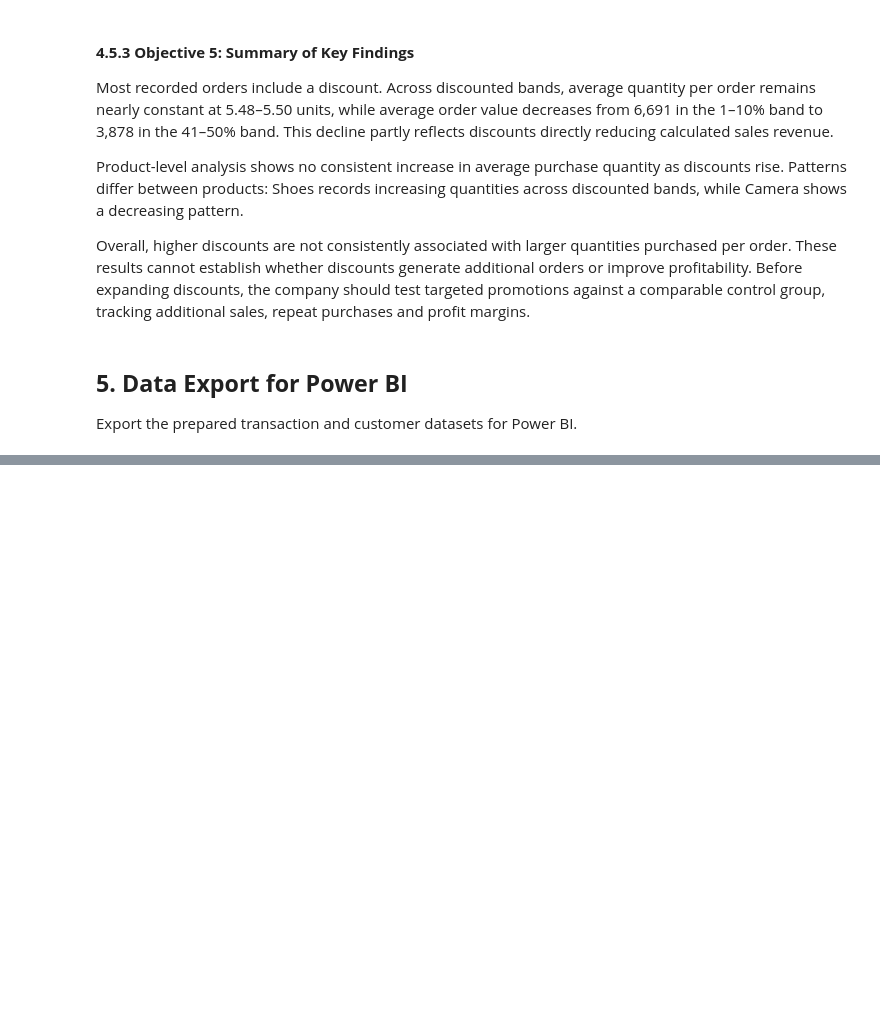
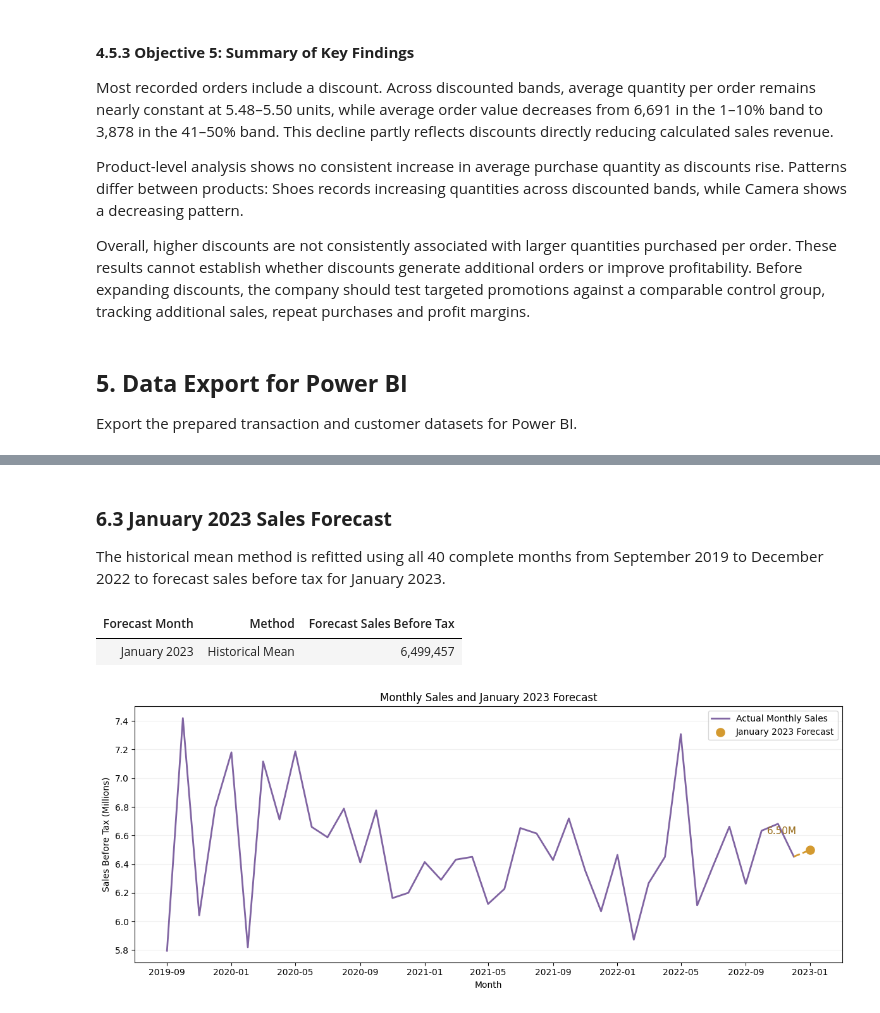
Before and after one commit to michellefengym-glitch/Market-Analysis, a Jupyter notebook: Capstone_Market_Analysis.ipynb, the cells around one changed output, grey strips where cells are left out. Cells and saved outputs as stored; diff of their text form; code cells hidden in the pictures; blank space fills up the shorter version.

```diff
--- a/Capstone_Market_Analysis.ipynb
+++ b/Capstone_Market_Analysis.ipynb
@@ -2959,0 +3218,79 @@ Customer records exported: 1,001
+# %% [markdown]
+### **6.3 January 2023 Sales Forecast**
+
+The historical mean method is refitted using all 40 complete
+months from September 2019 to December 2022 to forecast sales
+before tax for January 2023.
+# %%
+# Refit using all 40 complete months
+january_forecast = monthly_revenue.mean()
+forecast_month = pd.Timestamp("2023-01-01")
+
+# Display the forecast
+forecast_result = pd.DataFrame({
+    "Forecast Month": ["January 2023"],
+    "Method": ["Historical Mean"],
+    "Forecast Sales Before Tax": [january_forecast]
+})
+
+display(
+    forecast_result.style.format({
+        "Forecast Sales Before Tax": "{:,.0f}"
+    }).hide(axis="index")
+)
+
+# Plot historical sales and forecast
+fig, ax = plt.subplots(figsize=(12, 5))
+
+ax.plot(
+    monthly_revenue.index,
+    monthly_revenue / 1_000_000,
+    color="#8064A2",
+    linewidth=2,
+    label="Actual Monthly Sales"
+)
+
+# Connect December actual sales to January forecast
+ax.plot(
+    [monthly_revenue.index[-1], forecast_month],
+    [
+        monthly_revenue.iloc[-1] / 1_000_000,
+        january_forecast / 1_000_000
+    ],
+    color="#D49A30",
+    linestyle="--",
+    linewidth=2
+)
+
+ax.scatter(
+    forecast_month,
+    january_forecast / 1_000_000,
+    color="#D49A30",
+    s=90,
+    zorder=5,
+    label="January 2023 Forecast"
+)
+
+ax.annotate(
+    f"{january_forecast / 1_000_000:.2f}M",
+    xy=(forecast_month, january_forecast / 1_000_000),
+    xytext=(-15, 18),
+    textcoords="offset points",
+    ha="right",
+    fontsize=11,
+    color="#986B18"
+)
+
+ax.set_title("Monthly Sales and January 2023 Forecast")
+ax.set_xlabel("Month")
+ax.set_ylabel("Sales Before Tax (Millions)")
+ax.margins(x=0.05)
+ax.legend()
+ax.grid(axis="y", alpha=0.2)
+
+plt.tight_layout()
+plt.show()
+# %% [output]
+| Forecast Month | Method | Forecast Sales Before Tax |
+| January 2023 | Historical Mean | 6,499,457 |
+[figure, added]
```
Also changed, not shown: parts of 8 cells of this notebook.
